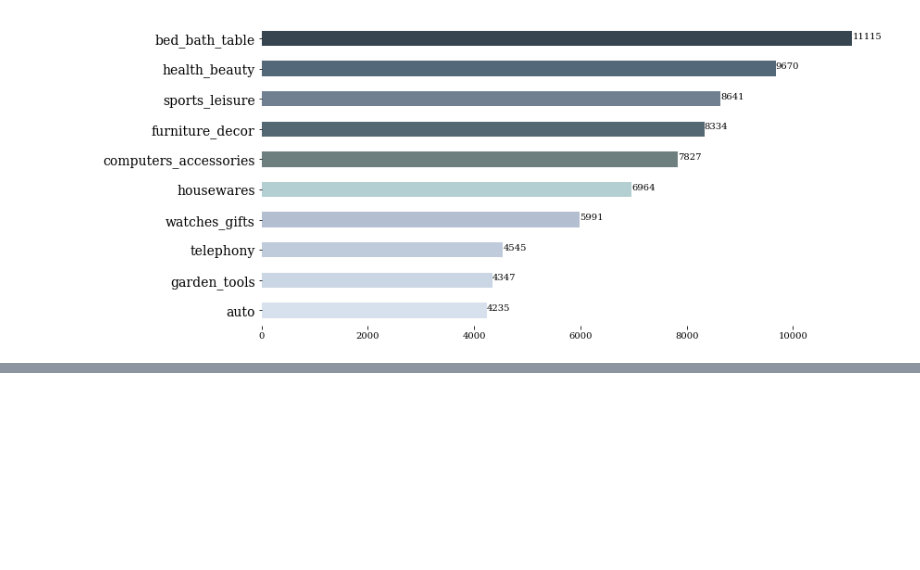
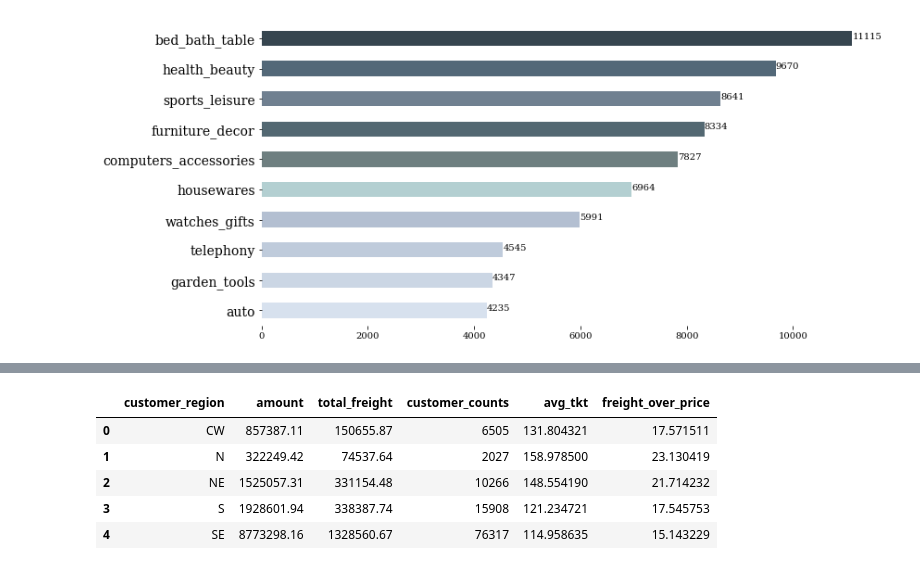
Before and after one commit to dennysoneliseu/udacity__ds_nanodegree, a Jupyter notebook: 01_Medium_Post_Project/ecommerce_data_exploitation.ipynb, the cells around one changed output, grey strips where cells are left out. Saved outputs shown, nothing was run; the diff lists cells and outputs as text; code cells hidden in the pictures; blank space fills up the shorter version.

```diff
--- a/01_Medium_Post_Project/ecommerce_data_exploitation.ipynb
+++ b/01_Medium_Post_Project/ecommerce_data_exploitation.ipynb
@@ -339,7 +354,24 @@ full_orders = orders.merge(items,
                            on='product_id')\
                     .merge(cat_trans,
                            how='inner',
-                           on="product_category_name")
+                           on='product_category_name')\
+                    .merge(geolocat,
+                           how='inner',
+                           on='customer_id')
+
+regions_dictionary = {
+    'GO': 'CW', 'MS': 'CW', 'MT': 'CW',
+    'DF': 'CW', 'RO': 'N',  'AP': 'N',
+    'PA': 'N',  'AC': 'N',  'AM': 'N',
+    'RR': 'N',  'TO': 'N',  'PE': 'NE',
+    'PB': 'NE', 'BA': 'NE', 'CE': 'NE',
+    'AL': 'NE', 'SE': 'NE', 'RN': 'NE',
+    'MA': 'NE', 'PI': 'NE', 'SC': 'S',
+    'RS': 'S',  'PR': 'S',  'SP': 'SE',
+    'RJ': 'SE', 'MG': 'SE', 'ES': 'SE'
+}
+
+full_orders['customer_region'] = full_orders.customer_state.map(regions_dictionary)
 
 # cleaning up some columns that are no needed
 
@@ -407,0 +447,15 @@ full_orders.head()
+# %%
+df1 = full_orders.groupby('customer_region')[['price', 'freight_value']].sum().reset_index()
+df2 = full_orders.groupby('customer_region')['customer_id'].count().reset_index()
+avg_tkt_reg = df1.merge(df2, how='inner', on='customer_region')
+avg_tkt_reg.columns = ['customer_region','amount', 'total_freight', 'customer_counts']
+avg_tkt_reg['avg_tkt'] = avg_tkt_reg['amount']/avg_tkt_reg['customer_counts']
+avg_tkt_reg['freight_over_price'] = 100*(avg_tkt_reg['total_freight']/avg_tkt_reg['amount'])
+avg_tkt_reg
+# %% [output]
+|  | customer_region | amount | total_freight | customer_counts | avg_tkt | freight_over_price |
+| 0 | CW | 857387.11 | 150655.87 | 6505 | 131.804321 | 17.571511 |
+| 1 | N | 322249.42 | 74537.64 | 2027 | 158.978500 | 23.130419 |
+| 2 | NE | 1525057.31 | 331154.48 | 10266 | 148.554190 | 21.714232 |
+| 3 | S | 1928601.94 | 338387.74 | 15908 | 121.234721 | 17.545753 |
+| 4 | SE | 8773298.16 | 1328560.67 | 76317 | 114.958635 | 15.143229 |
```
Also changed, not shown: parts of 10 cells of this notebook, 3 other files.
